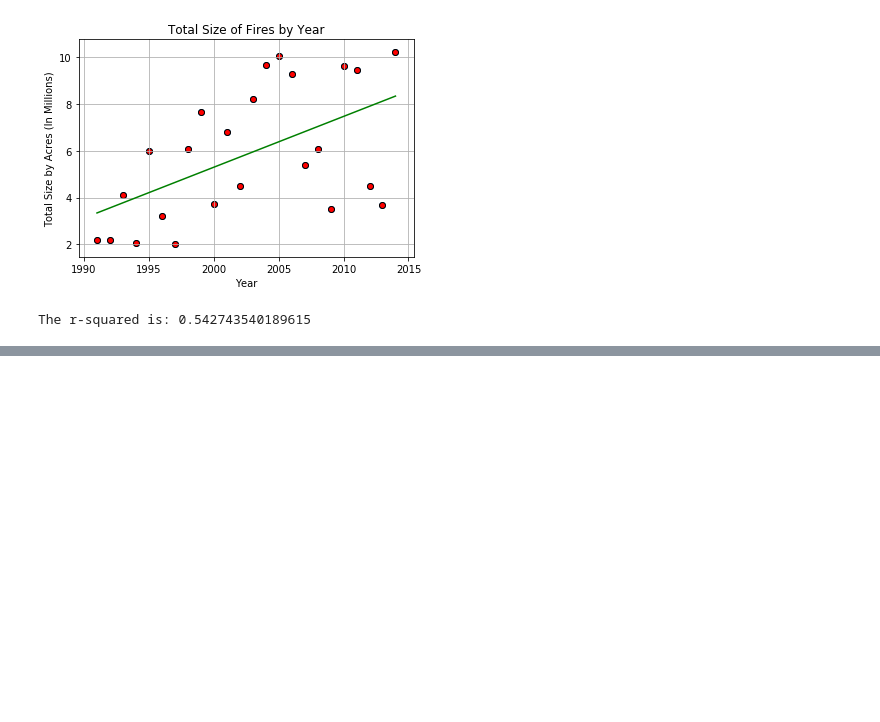
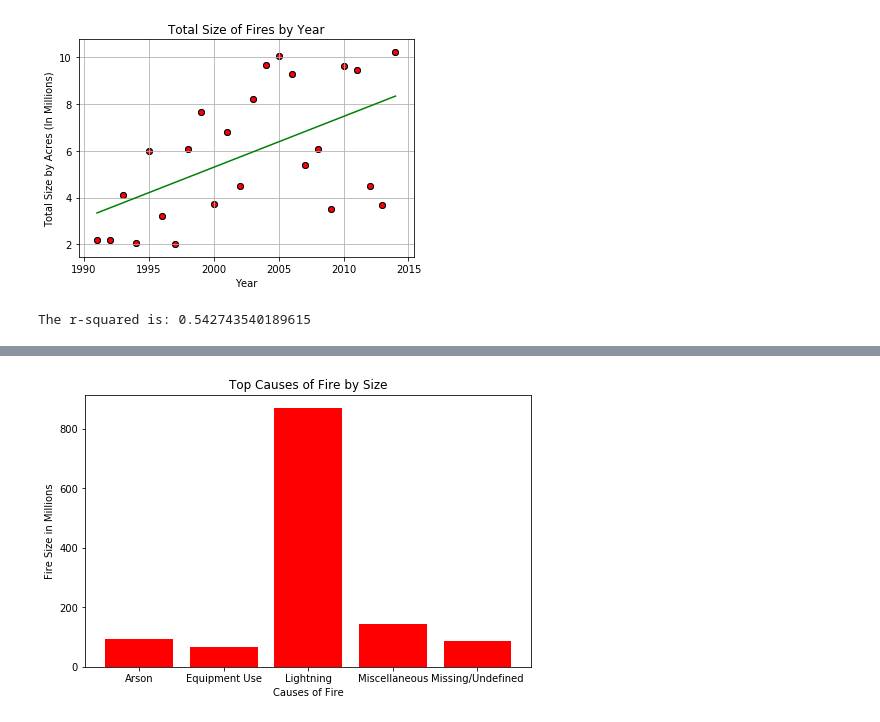
Before and after one commit to nvhabib91/project1, a Jupyter notebook: Project_1_Sam.ipynb, the cells around one changed output, grey strips where cells are left out. Cells and saved outputs as stored; diff of their text form; code cells hidden in the pictures; blank space fills up the shorter version.

```diff
--- a/Project_1_Sam.ipynb
+++ b/Project_1_Sam.ipynb
@@ -178,0 +255,5 @@ coordinates_df.head(100)
+# %%
+acres_burned = (fires_pd.groupby(fires_pd["STAT_CAUSE_DESCR"]).sum()["FIRE_SIZE"]/100000)
+acres_burned = pd.DataFrame({"Fire Size in Millions":acres_burned
+                            })
+acres_burned
@@ -178,0 +276,13 @@ coordinates_df.head(100)
+# %%
+top_causes_in_size = acres_burned["Fire Size in Millions"] > 60
+acres_burned_df = acres_burned[top_causes_in_size].reset_index()
+# %%
+plt.figure(figsize=(8,5))
+plt.bar(acres_burned_df["STAT_CAUSE_DESCR"], acres_burned_df["Fire Size in Millions"], color='r', alpha=1, align="center")
+plt.title("Top Causes of Fire by Size")
+plt.xlabel("Causes of Fire")
+plt.ylabel("Fire Size in Millions")
+plt.savefig("output_data/fire_causes.png")
+plt.show()
+# %% [output]
+[figure, added]
```
Also changed, not shown: parts of 12 cells of this notebook, 9 other files.
